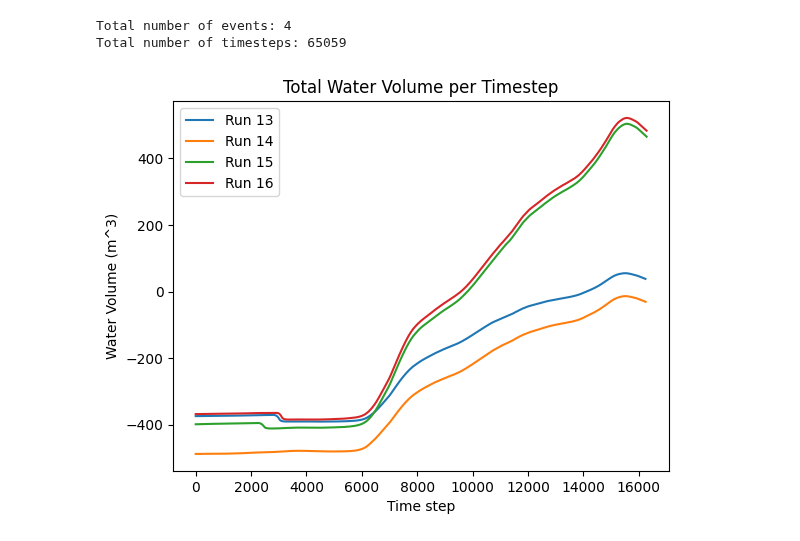
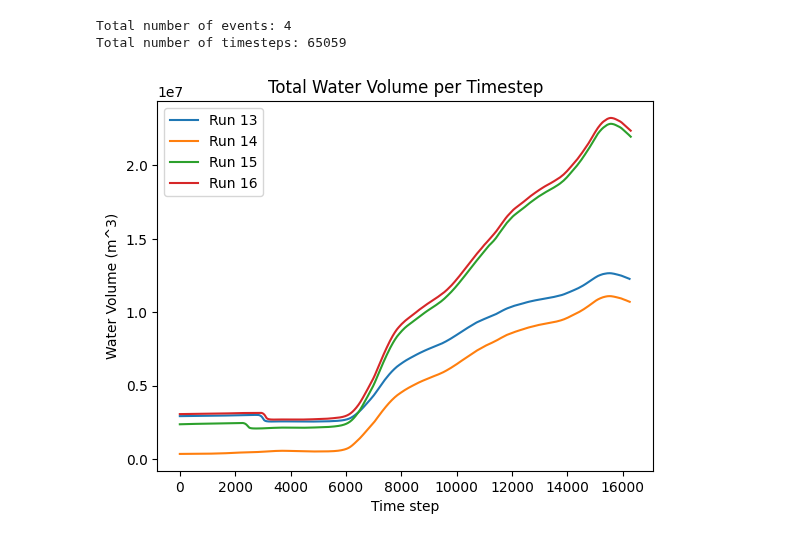
Before and after one commit to acostacos/dual_flood_gnn, a Jupyter notebook: eda.ipynb, the cells around one changed output. Drawn from its saved outputs; the diff is of its cells as text; code cells hidden in the pictures.

```diff
--- a/eda.ipynb
+++ b/eda.ipynb
@@ -44,19 +45,20 @@ Total number of timesteps: 65059
 # %%
 num_events = len(dataset.hec_ras_run_ids)
 dynamic_nodes_paths = dataset.processed_paths[3:(num_events + 3)]
 
 for run_id, path in zip(dataset.hec_ras_run_ids, dynamic_nodes_paths):
     dynamic_nodes = np.load(path)['dynamic_nodes']
     water_volume_idx = InMemoryFloodEventDataset.DYNAMIC_NODE_FEATURES.index('water_volume')
     water_volume = dynamic_nodes[:, :, water_volume_idx]
+    water_volume = dataset._denormalize('water_volume', water_volume)
     total_water_volume = water_volume.sum(axis=1)
     plt.plot(total_water_volume, label=f'Run {run_id}')
 
 plt.title(f'Total Water Volume per Timestep')
 plt.xlabel('Time step')
 plt.ylabel('Water Volume (m^3)')
 plt.legend()
 plt.show()
 # %% [output]
-[figure, old version]
+[figure, new version]
 # %%
```
Also changed, not shown: parts of 4 cells of this notebook, 1 other file.
